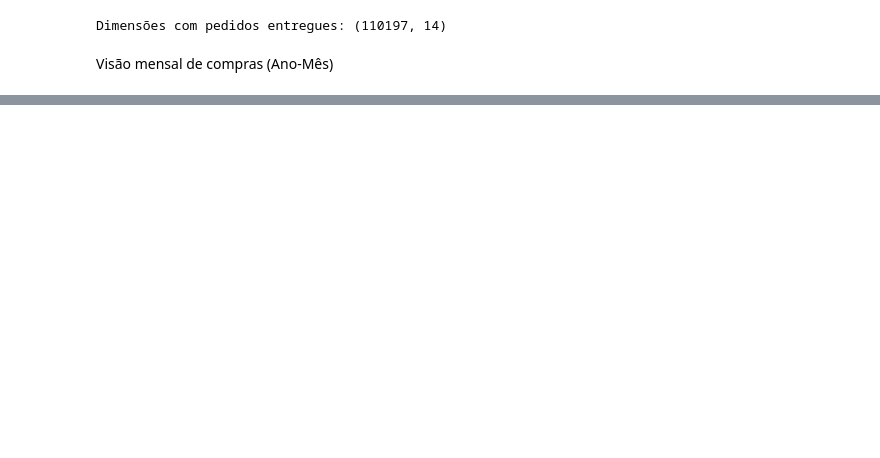
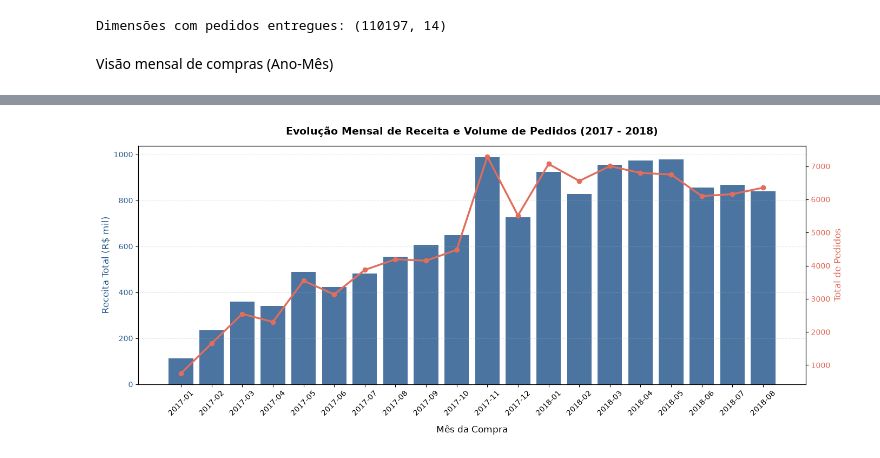
Before and after one commit to diegoolsilva/analise_olist, a Jupyter notebook: Notebooks/01_exploracao_inicial.ipynb, the cells around one changed output, grey strips where cells are left out. Cells and saved outputs as stored; diff of their text form; code cells hidden in the pictures; blank space fills up the shorter version.

```diff
--- a/Notebooks/01_exploracao_inicial.ipynb
+++ b/Notebooks/01_exploracao_inicial.ipynb
@@ -186,3 +175,9 @@ print("Dimensões com pedidos entregues:", df_delivered.shape)
 Dimensões com pedidos entregues: (110197, 14)
 # %% [markdown]
 Visão mensal de compras (Ano-Mês)
+# %%
+# Criar uma coluna no formato 'AAAA-MM' para agrupar as compras por mês
+df_delivered['year_month'] = df_delivered['order_purchase_timestamp'].dt.to_period('M')
+
+# Inspecionar as primeiras linhas para confirmar a nova coluna
+df_delivered[['order_purchase_timestamp', 'year_month']].head()
@@ -188,0 +222,9 @@ Visão mensal de compras (Ano-Mês)
+# %%
+# Filtro temporal: a partir de janeiro de 2017 até agosto de 2018
+monthly_growth = monthly_sales[monthly_sales['year_month'] >= '2017-01'].copy()
+
+# Converter a coluna de período para texto para facilitar a visualização nos gráficos
+monthly_growth['year_month_str'] = monthly_growth['year_month'].astype(str)
+
+# Visualizar o resumo filtrado
+monthly_growth.head()
@@ -188,0 +240,41 @@ Visão mensal de compras (Ano-Mês)
+# %%
+# 1. Configurar tamanho da figura
+fig, ax1 = plt.subplots(figsize=(14, 6))
+
+# 2. Plotar a Receita Mensal em Barras (Eixo Y da esquerda)
+cor_barras = '#2b5c8f'  # tom de azul sóbrio/executivo
+ax1.bar(
+    monthly_growth['year_month_str'],
+    monthly_growth['receita_total'] / 1000,  # dividindo por 1.000 para exibir em milhares de R$
+    color=cor_barras,
+    alpha=0.85,
+    label='Receita Bruta (em R$ mil)'
+)
+ax1.set_xlabel('Mês da Compra', fontsize=12, labelpad=10)
+ax1.set_ylabel('Receita Total (R$ mil)', fontsize=12, color=cor_barras)
+ax1.tick_params(axis='y', labelcolor=cor_barras)
+ax1.tick_params(axis='x', rotation=45)
+
+# 3. Criar um segundo eixo vertical (Eixo Y da direita) para o volume de pedidos
+ax2 = ax1.twinx()
+cor_linha = '#e26d5c'   # tom de coral/terracota para contraste sem poluição visual
+ax2.plot(
+    monthly_growth['year_month_str'],
+    monthly_growth['total_pedidos'],
+    color=cor_linha,
+    marker='o',
+    linewidth=2.5,
+    label='Qtd. de Pedidos'
+)
+ax2.set_ylabel('Total de Pedidos', fontsize=12, color=cor_linha)
+ax2.tick_params(axis='y', labelcolor=cor_linha)
+
+# 4. Ajustes de estética executiva
+plt.title('Evolução Mensal de Receita e Volume de Pedidos (2017 - 2018)', fontsize=14, pad=15, fontweight='bold')
+ax1.grid(axis='y', linestyle='--', alpha=0.3)
+
+# Exibir gráfico limpo
+plt.tight_layout()
+plt.show()
+# %% [output]
+[figure, added]
```
Also changed, not shown: parts of 23 cells of this notebook, 9 other files.
